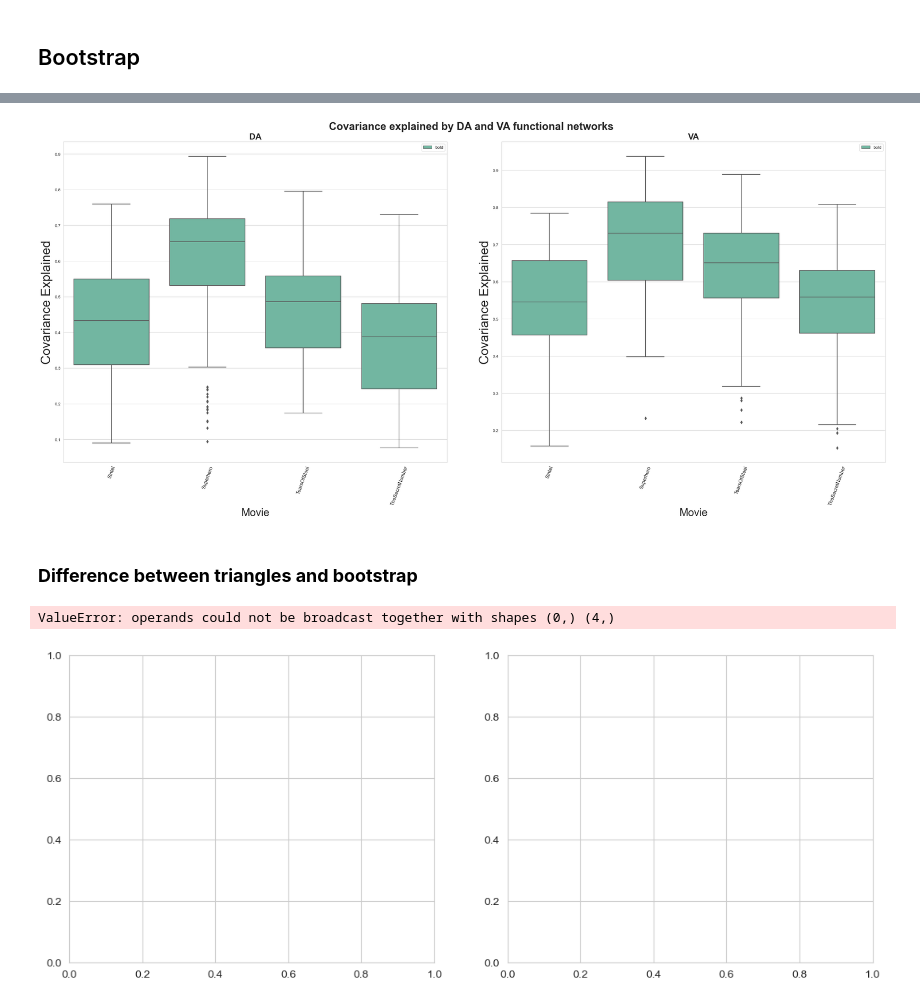
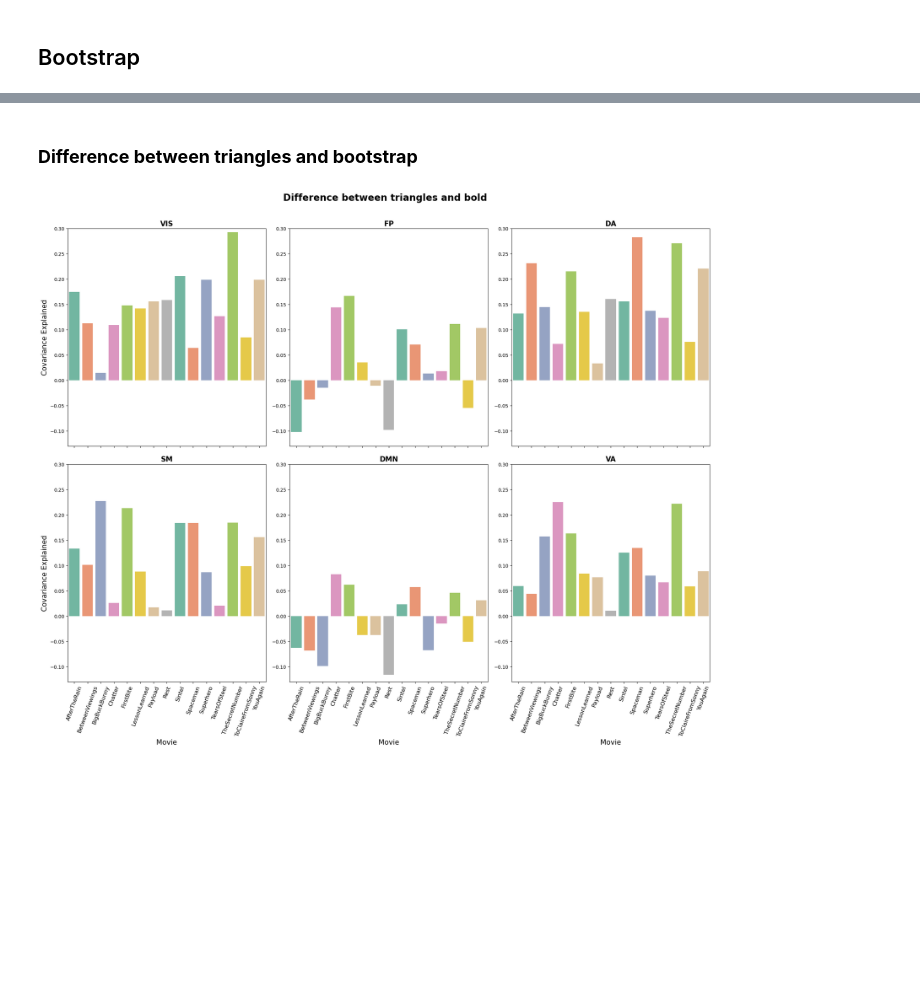
Before and after one commit to silviiaromanato/HigherOrder, a Jupyter notebook: Code/PLS_Silvia/PLS.ipynb, the cells around one changed output, grey strips where cells are left out. Cells and saved outputs as stored; diff of their text form; code cells hidden in the pictures; blank space fills up the shorter version.

Commit message:
mean and helpers

```diff
--- a/Code/PLS_Silvia/PLS.ipynb
+++ b/Code/PLS_Silvia/PLS.ipynb
@@ -333,8 +237,0 @@ df_bootstrap = df_bootstrap[df_bootstrap['Movie'].isin(list_movies)]
-# %%
-# drop the networks L and SC
-df_bootstrap = df_bootstrap[df_bootstrap['Region'] != 'L']
-df_bootstrap = df_bootstrap[df_bootstrap['Region'] != 'SC']
-# %%
-fig = plt.figure(figsize=(20, 10))
-palette = sns.color_palette("Set2")[1:]
-sns.boxplot(df_bootstrap, x='Movie', y='Covariance Explained', hue='Region', palette = palette)
@@ -386,54 +282,43 @@ plot_fn(df_bootstrap, ['FP', 'DMN'])
-# %%
-plot_fn(df_bootstrap, ['DA', 'VA'])
-# %% [output]
-[figure, removed]
 # %% [markdown]
 ### **Difference between triangles and bootstrap**
 # %%
 def plot_diff(df_bootstrap, networks):
 
     # create 2 subplots
-    fig, axes = plt.subplots(nrows = 1, ncols = 2, figsize=(13, 5))
+    fig, axes = plt.subplots(nrows = 2, ncols = 3, figsize=(20, 15))
     palette = sns.color_palette("Set2")
+    fig.tight_layout(pad=2)
 
-    # compute the mean and the standard deviation of the covariance explained by the PLS
-    network_df = df_bootstrap[df_bootstrap['Region'] == networks[0]]
-    network_df = network_df.groupby(['Movie', 'Type'])[['Covariance Explained']].mean().reset_index()
-    bold_mean = np.array(network_df[network_df['Type'] == 'bold']['Covariance Explained'])
-    triangles_mean = np.array(network_df[network_df['Type'] == 'triangles']['Covariance Explained'])
+    for i, network in enumerate(networks):
+        row = i % 2
+        col = i // 2
 
-    difference = triangles_mean - bold_mean
+        network_df = df_bootstrap[df_bootstrap['Region'] == network]
+        network_df = network_df.groupby(['Movie', 'Type'])[['Covariance Explained']].mean().reset_index()
+        bold_mean = np.array(network_df[network_df['Type'] == 'bold']['Covariance Explained'])
+        triangles_mean = np.array(network_df[network_df['Type'] == 'triangles']['Covariance Explained'])
 
-    sns.barplot(x = network_df['Movie'].unique(), y = difference, ax = axes[0], palette=palette)
-    axes[0].set_title(f'{networks[0]}', fontsize=10, fontweight='bold')
-    axes[0].set_xlabel('Movie', fontsize=15)
-    axes[0].set_ylabel('Covariance Explained', fontsize=15)
-    axes[0].set_xticklabels(axes[0].get_xticklabels(), rotation=70, fontsize=8)
-    axes[0].legend(loc='upper right')
+        difference = triangles_mean - bold_mean
 
-    # compute the mean and the standard deviation of the covariance explained by the PLS
-    network_df = df_bootstrap[df_bootstrap['Region'] == networks[1]]
-    network_df = network_df.groupby(['Movie', 'Type'])[['Covariance Explained']].mean().reset_index()
-    bold_mean = np.array(network_df[network_df['Type'] == 'bold']['Covariance Explained'])
-    triangles_mean = np.array(network_df[network_df['Type'] == 'triangles']['Covariance Explained'])
+        sns.barplot(x = network_df['Movie'].unique(), y = difference, ax = axes[row, col], palette = palette)
+        axes[row, col].set_title(f'{network}', fontsize=15, fontweight='bold')
+        if row == 1:
+            axes[row, col].set_xlabel('Movie', fontsize=15)
+            axes[row, col].set_xticklabels(axes[row, col].get_xticklabels(), rotation=70, fontsize=12)
+        else:
+            axes[row, col].set_xlabel('')
+            axes[row, col].set_xticklabels('')
+        if col == 0:
+            axes[row, col].set_ylabel('Covariance Explained', fontsize=15)
 
-    difference = triangles_mean - bold_mean
+        # set the range of the yaxise
+        axes[row, col].set_ylim(-0.13, 0.3)
 
-    sns.barplot(x = network_df['Movie'].unique(), y = difference, ax = axes[1], palette=palette)
-    axes[1].set_title(f'{networks[1]}', fontsize=10, fontweight='bold')
-    axes[1].set_xlabel('Movie', fontsize=25)
-    axes[1].set_ylabel('Covariance Explained', fontsize=15)
-    axes[1].set_xticklabels(axes[1].get_xticklabels(), rotation=70, fontsize=8)
-    axes[1].legend(loc='upper right')
-
-    fig.suptitle('Difference between triangles and bold', fontsize=15, fontweight='bold', y=1.05)
+    fig.suptitle('Difference between triangles and bold', fontsize=20, fontweight='bold', y=1.00)
     plt.subplots_adjust(top=0.93)
 
     plt.show()
 
-plot_diff(df_bootstrap, ['VIS', 'SM'])
-plot_diff(df_bootstrap, ['FP', 'DMN'])
-plot_diff(df_bootstrap, ['DA', 'VA'])
+plot_diff(df_bootstrap, ['VIS', 'SM', 'FP', 'DMN', 'DA', 'VA'])
 # %% [output]
-ValueError: operands could not be broadcast together with shapes (0,) (4,)
-[figure, old version]
+[figure, new version]
```
Also changed, not shown: parts of 14 cells of this notebook, 7 other files.
